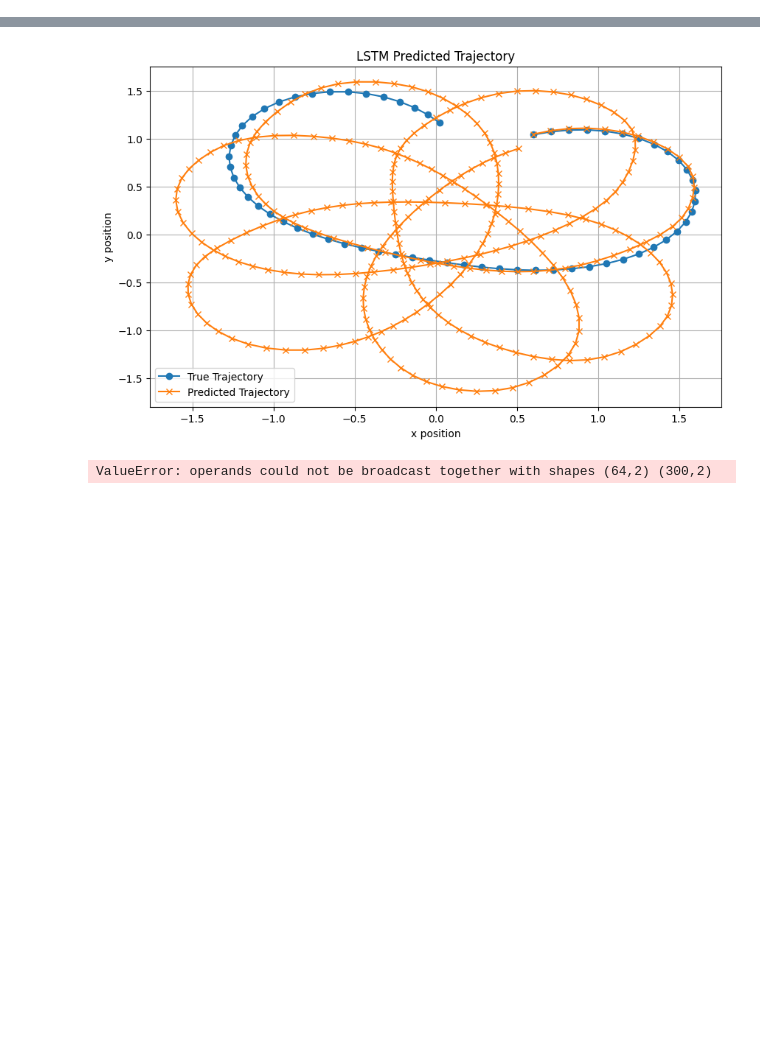
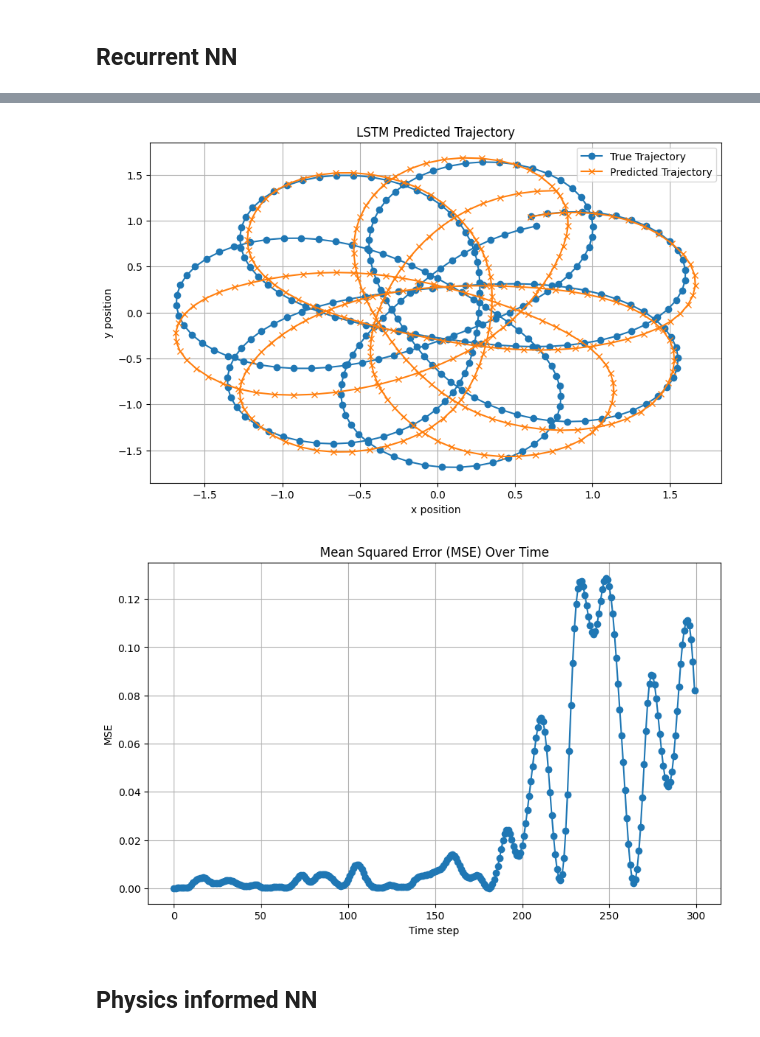
Before and after one commit to green3diamond/PINN-project-particle, a Jupyter notebook: vizualize.ipynb, the cells around one changed output, grey strips where cells are left out. Saved outputs shown, nothing was run; the diff lists cells and outputs as text; code cells hidden in the pictures; blank space fills up the shorter version.

Commit message:
plot all truth data LSTM

```diff
--- a/vizualize.ipynb
+++ b/vizualize.ipynb
@@ -114,3 +116,5 @@ Test Loss: 1.0354301371841961e-05
+# %% [markdown]
+## Recurrent NN
 # %%
 import torch
 import torch.nn as nn
@@ -186,6 +190,9 @@ evaluate_model(rnn_model, test_loader, criterion)
 # Extract initial state and true positions for iterative prediction
 initial_state, true_positions = extract_initial_state_and_true_positions(test_loader, steps=300)
 
+# Extract true positions for comparison
+true_positions = test_output_states.numpy()[:300, 2:]
+
 # Plot predicted trajectories using the model iteratively
 predicted_positions = plot_predicted_trajectories(rnn_model, initial_state, true_positions, 'LSTM Predicted Trajectory', steps=300)
 
@@ -204,2 +211,4 @@ Test Loss: 4.4510274555814016e-05
-[figure, old version]
+[figure, new version]
-ValueError: operands could not be broadcast together with shapes (64,2) (300,2)
+[figure, added]
+# %% [markdown]
+## Physics informed NN
```
Also changed, not shown: parts of 4 cells of this notebook, 1 other file.
